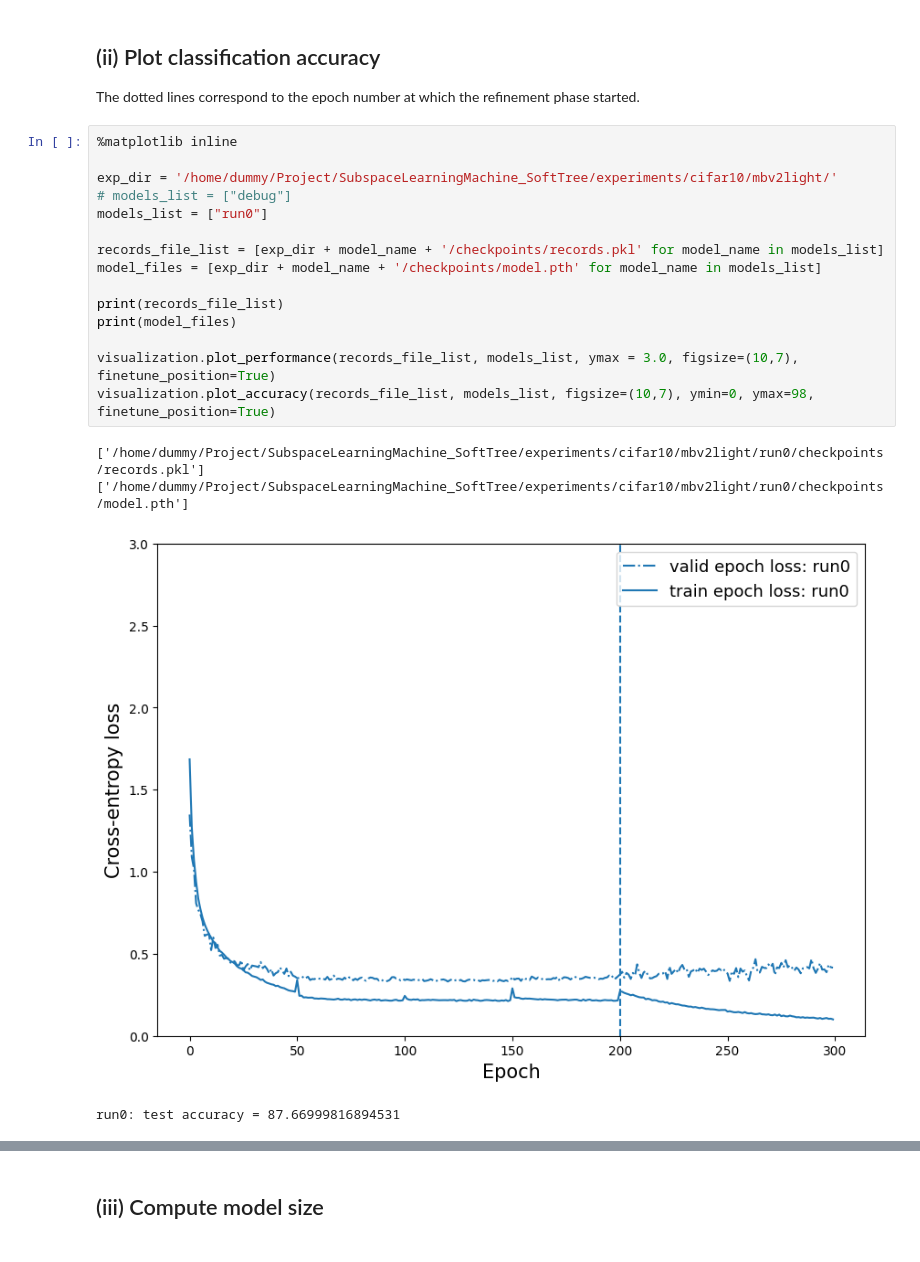
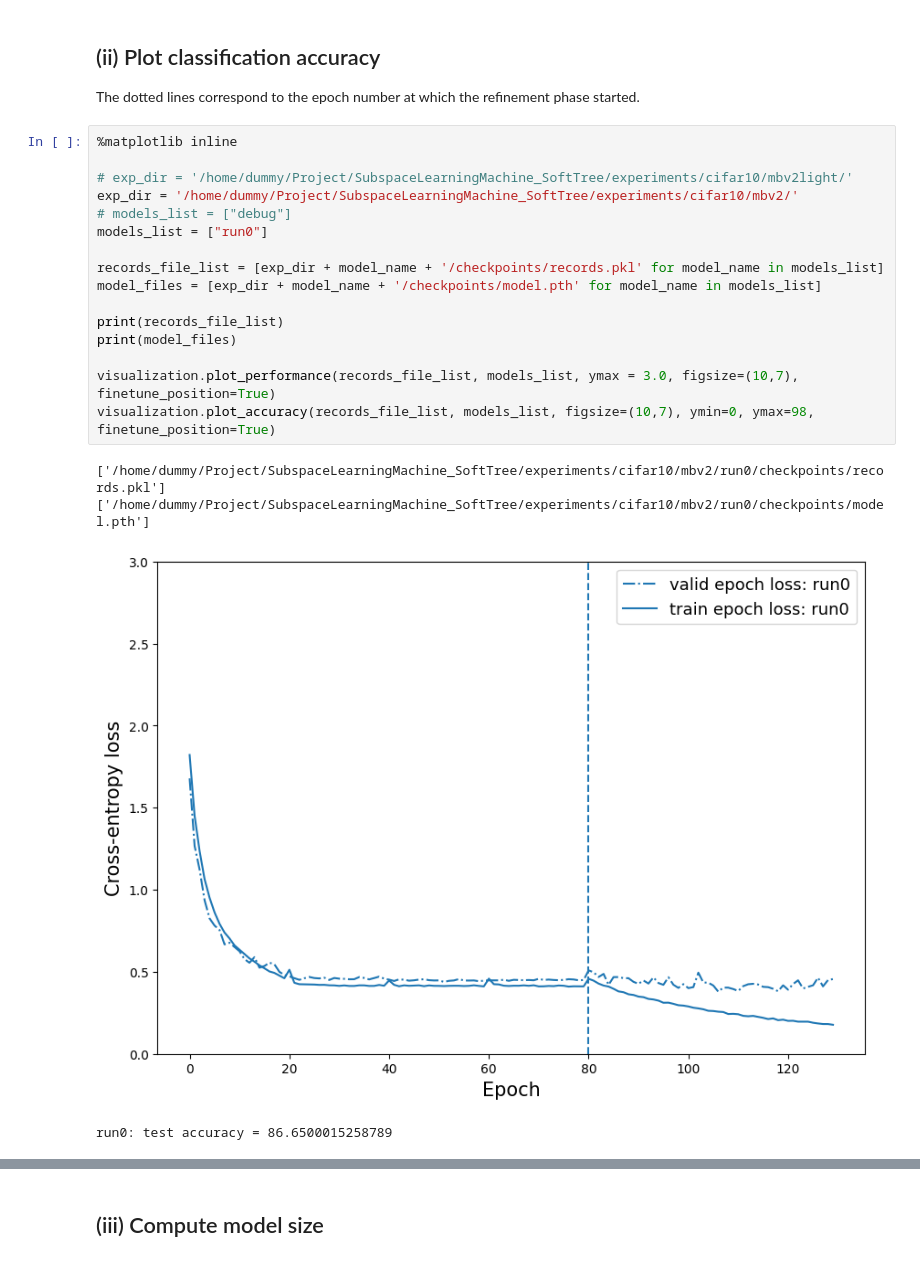
Before and after one commit to ChuniHiro/SubspaceLearningMachine_SoftTree, a Jupyter notebook: examples/evaluation_cifar10.ipynb, the cells around one changed output, grey strips where cells are left out. Cells and saved outputs as stored; diff of their text form.

```diff
--- a/examples/evaluation_cifar10.ipynb
+++ b/examples/evaluation_cifar10.ipynb
@@ -14,20 +14,21 @@ The dotted lines correspond to the epoch number at which the refinement phase st
 # %%
 %matplotlib inline
 
-exp_dir = '/home/dummy/Project/SubspaceLearningMachine_SoftTree/experiments/cifar10/mbv2light/'
+# exp_dir = '/home/dummy/Project/SubspaceLearningMachine_SoftTree/experiments/cifar10/mbv2light/'
+exp_dir = '/home/dummy/Project/SubspaceLearningMachine_SoftTree/experiments/cifar10/mbv2/'
 # models_list = ["debug"]
 models_list = ["run0"]
 
 records_file_list = [exp_dir + model_name + '/checkpoints/records.pkl' for model_name in models_list]
 model_files = [exp_dir + model_name + '/checkpoints/model.pth' for model_name in models_list]
 
 print(records_file_list)
 print(model_files)
 
 visualization.plot_performance(records_file_list, models_list, ymax = 3.0, figsize=(10,7), finetune_position=True)
 visualization.plot_accuracy(records_file_list, models_list, figsize=(10,7), ymin=0, ymax=98, finetune_position=True)
 # %% [output]
-['/home/dummy/Project/SubspaceLearningMachine_SoftTree/experiments/cifar10/mbv2light/run0/checkpoints/records.pkl']
-['/home/dummy/Project/SubspaceLearningMachine_SoftTree/experiments/cifar10/mbv2light/run0/checkpoints/model.pth']
+['/home/dummy/Project/SubspaceLearningMachine_SoftTree/experiments/cifar10/mbv2/run0/checkpoints/records.pkl']
+['/home/dummy/Project/SubspaceLearningMachine_SoftTree/experiments/cifar10/mbv2/run0/checkpoints/model.pth']
-[figure, old version]
+[figure, new version]
-run0: test accuracy = 87.66999816894531
+run0: test accuracy = 86.6500015258789
```
Also changed, not shown: parts of 3 cells of this notebook, 4 other files.
